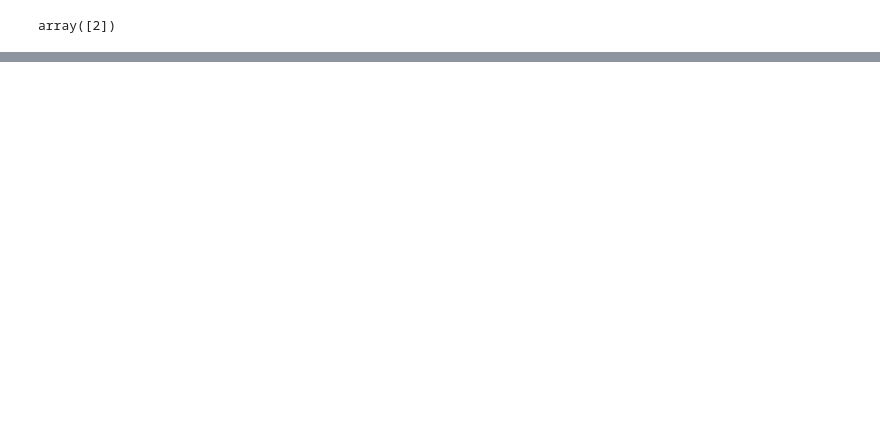
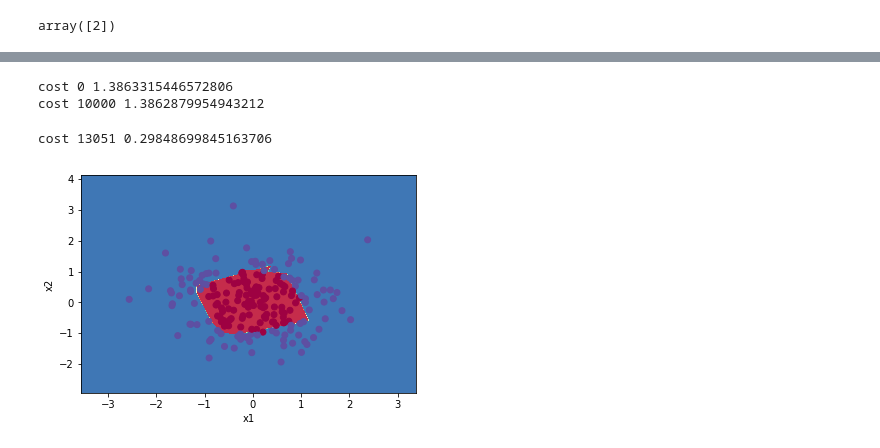
Before and after one commit to mkuzmik/neural-networks, a Jupyter notebook: mlp.ipynb, the cells around one changed output, grey strips where cells are left out. Saved outputs shown, nothing was run; the diff lists cells and outputs as text; code cells hidden in the pictures; blank space fills up the shorter version.

```diff
--- a/mlp.ipynb
+++ b/mlp.ipynb
@@ -404,6 +434,11 @@ plt.scatter(Xg.T[0, :], Xg.T[1, :], c=Yg, s=40, cmap=plt.cm.Spectral);
 # %%
 Xl = Xg
 Yl = Yg
 
-nn,_ = mlp_network(Xl, class_to_vec(Yl), 1000000, [6])
+nn,_ = mlp_network(Xl, class_to_vec(Yl), 100000, [20,10], learning_rate=1.2, threshold=0.3)
 plot_decision_boundary(lambda x: predict(x, nn), Xl.T, Yl.T)
+# %% [output]
+cost 0 1.3863315446572806
+cost 10000 1.3862879954943212
+cost 13051 0.29848699845163706
+[figure, added]
```
Also changed, not shown: parts of 10 cells of this notebook.
